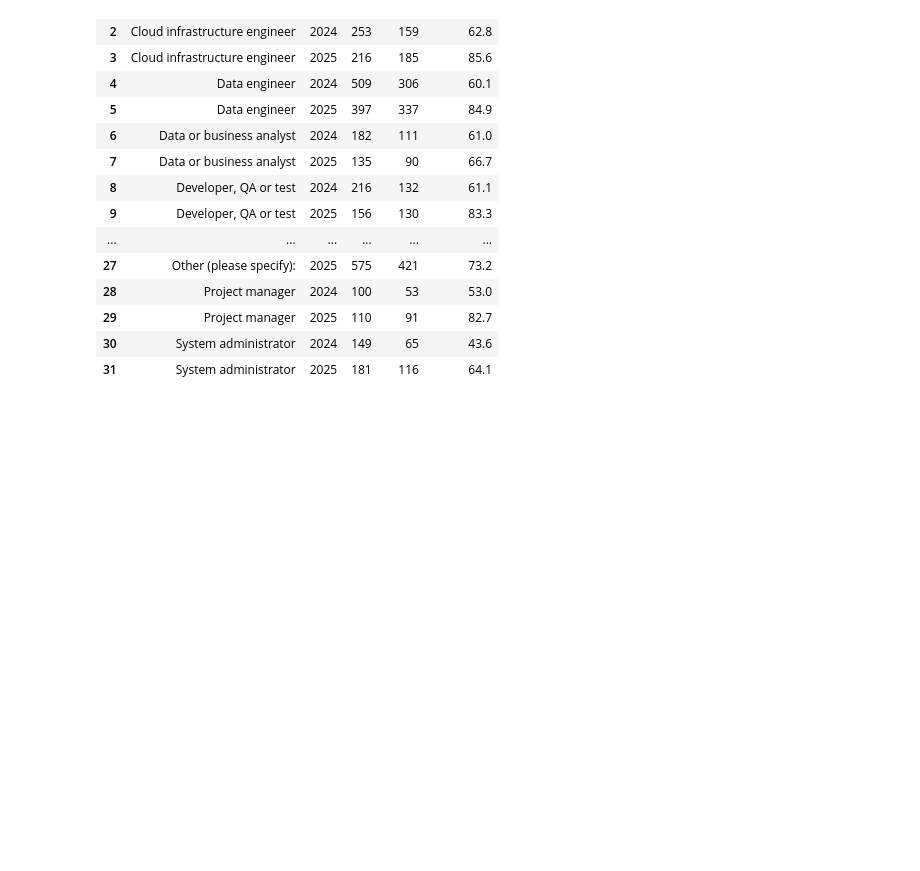
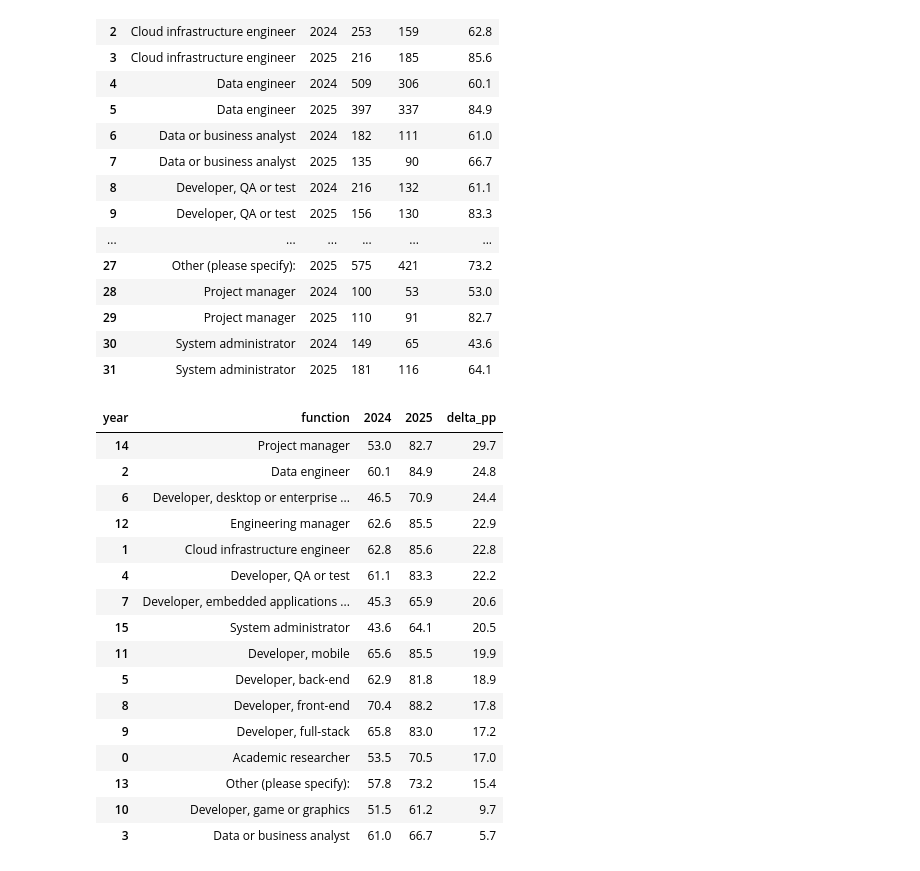
Before and after one commit to RodrigoMF545/Artificial-intelligence-and-the-labor-market, a Jupyter notebook: notebooks/eda_sql.ipynb, the cells around one changed output. Saved outputs shown, nothing was run; the diff lists cells and outputs as text; code cells hidden in the pictures; blank space fills up the shorter version.

Commit message:
Implement code changes to enhance functionality and improve performance

```diff
--- a/notebooks/eda_sql.ipynb
+++ b/notebooks/eda_sql.ipynb
@@ -299,3 +299,40 @@ d_func.head(6)
 | 29 | Project manager | 2025 | 110 | 91 | 82.7 |
 | 30 | System administrator | 2024 | 149 | 65 | 43.6 |
 | 31 | System administrator | 2025 | 181 | 116 | 64.1 |
+# %%
+def dumbbell(d, label, title, height_per_row=22):
+    w = d.pivot(index=label, columns="year", values="pct_use_ai").reset_index().sort_values(2025)
+    fig = go.Figure()
+    for _, r in w.iterrows():
+        fig.add_trace(go.Scatter(x=[r[2024], r[2025]], y=[r[label]] * 2, mode="lines",
+                                 line=dict(color="lightgray", width=3),
+                                 showlegend=False, hoverinfo="skip"))
+    fig.add_trace(go.Scatter(x=w[2024], y=w[label], mode="markers", name="2024", marker=dict(size=10)))
+    fig.add_trace(go.Scatter(x=w[2025], y=w[label], mode="markers", name="2025", marker=dict(size=10)))
+    fig.update_layout(title=title, xaxis_title="% que usa IA",
+                      height=max(350, height_per_row * len(w)))
+    return fig, w
+
+fig, w_func = dumbbell(d_func, "function", f"Adoção de IA por função (n ≥ {MIN_N} por ano)")
+fig.show()
+
+w_func["delta_pp"] = (w_func[2025] - w_func[2024]).round(1)
+w_func.sort_values("delta_pp", ascending=False)[["function", 2024, 2025, "delta_pp"]]
+# %% [output]
+| year | function | 2024 | 2025 | delta_pp |
+| 14 | Project manager | 53.0 | 82.7 | 29.7 |
+| 2 | Data engineer | 60.1 | 84.9 | 24.8 |
+| 6 | Developer, desktop or enterprise ... | 46.5 | 70.9 | 24.4 |
+| 12 | Engineering manager | 62.6 | 85.5 | 22.9 |
+| 1 | Cloud infrastructure engineer | 62.8 | 85.6 | 22.8 |
+| 4 | Developer, QA or test | 61.1 | 83.3 | 22.2 |
+| 7 | Developer, embedded applications ... | 45.3 | 65.9 | 20.6 |
+| 15 | System administrator | 43.6 | 64.1 | 20.5 |
+| 11 | Developer, mobile | 65.6 | 85.5 | 19.9 |
+| 5 | Developer, back-end | 62.9 | 81.8 | 18.9 |
+| 8 | Developer, front-end | 70.4 | 88.2 | 17.8 |
+| 9 | Developer, full-stack | 65.8 | 83.0 | 17.2 |
+| 0 | Academic researcher | 53.5 | 70.5 | 17.0 |
+| 13 | Other (please specify): | 57.8 | 73.2 | 15.4 |
+| 10 | Developer, game or graphics | 51.5 | 61.2 | 9.7 |
+| 3 | Data or business analyst | 61.0 | 66.7 | 5.7 |
```
Also changed, not shown: parts of 6 cells of this notebook.
